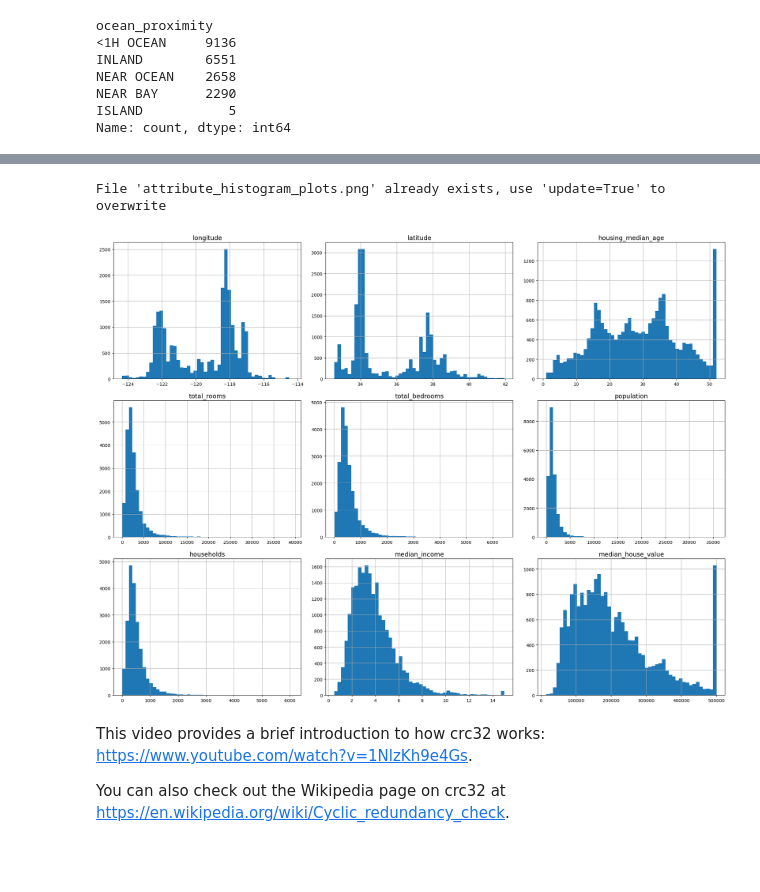
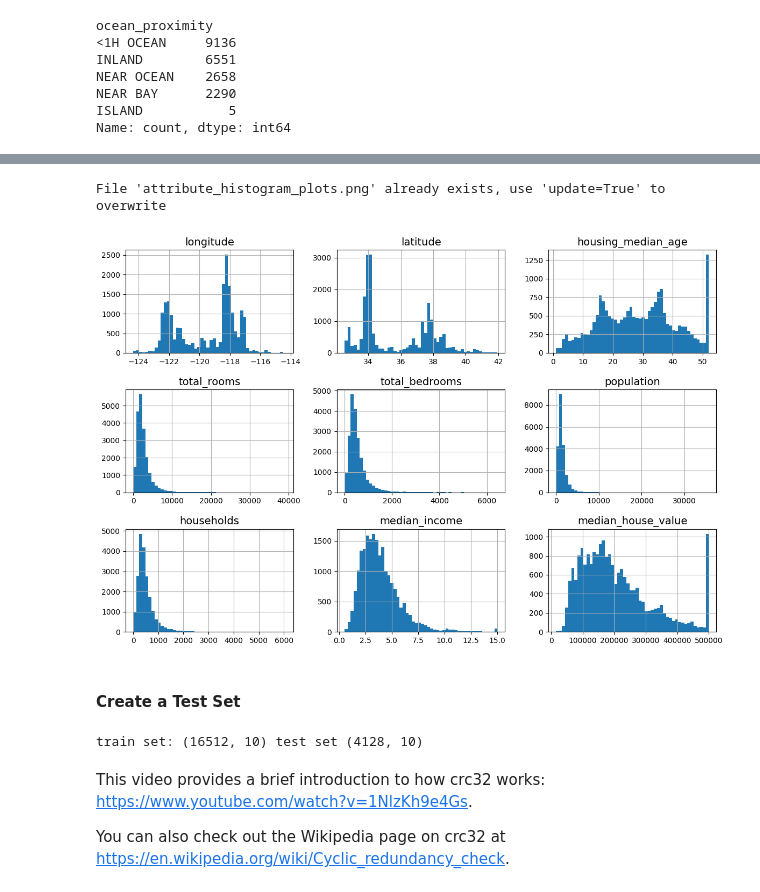
Before and after one commit to 109024503/handson_ml, a Jupyter notebook: Chapter 2.ipynb, the cells around one changed output, grey strips where cells are left out. Cells and saved outputs as stored; diff of their text form; code cells hidden in the pictures; blank space fills up the shorter version.

```diff
--- a/Chapter 2.ipynb
+++ b/Chapter 2.ipynb
@@ -48,16 +45,0 @@ def save_fig(fig_name, tight_layout=True, fig_extension="png", resolution=300, u
-# %%
-def fetch_housing_data(housing_url=HOUSING_URL, housing_path=HOUSING_PATH):
-    # make directory if not exist
-    # exist_ok=True means if the directory already exist, it won't raise an error
-    os.makedirs(housing_path, exist_ok=True)
-    tgz_path = os.path.join(housing_path, "housing.tgz")
-
-    # Download file from housing_url and save it to tgz_path location in local file system
-    urllib.request.urlretrieve(housing_url, tgz_path)
-    housing_tgz = tarfile.open(tgz_path)
-    housing_tgz.extractall(path=housing_path)
-    housing_tgz.close()
-
-def load_housing_data(housing_path=HOUSING_PATH):
-    csv_path = os.path.join(housing_path, "housing.csv")
-    return pd.read_csv(csv_path)
@@ -65,0 +49,21 @@ def load_housing_data(housing_path=HOUSING_PATH):
+# %%
+def save_fig(figname, tight_layout=True, figext="png", resolution=300, update=False):
+    full_figname = f"{figname}.{figext}"
+    figpath = IMAGES_PATH / full_figname
+    if tight_layout:
+        plt.tight_layout()
+    if update or not figpath.is_file():
+        plt.savefig(figpath, format=figext, dpi=resolution)
+    else:
+        print(f"File '{full_figname}' already exists, use 'update=True' to overwrite")
+# %%
+def load_housing_data(destination_dir='datasets', filename='housing.tgz',
+                      source_url='https://github.com/ageron/data/raw/main/housing.tgz'):
+    tgz_path = Path(destination_dir) / filename
+    if not tgz_path.is_file():
+        Path(destination_dir).mkdir(parents=True, exist_ok=True)
+        urllib.request.urlretrieve(source_url, tgz_path)
+        with tarfile.open(tgz_path) as housing_tgz:
+            housing_tgz.extractall(path=destination_dir)
+    return pd.read_csv(Path(destination_dir) / Path(filename).stem / Path(filename).with_suffix('.csv'))
+housing = load_housing_data()
@@ -116,9 +123,11 @@ housing.describe()
 | 75% | -118.010000 | 37.710000 | 37.000000 | 3148.000000 | 647.000000 | 1725.000000 | 605.000000 | ... |
 | max | -114.310000 | 41.950000 | 52.000000 | 39320.000000 | 6445.000000 | 35682.000000 | 6082.000000 | ... |
 # %%
-housing.hist(bins=50, figsize=(20,15))
+housing.hist(bins=50, figsize=(12,8))
 save_fig("attribute_histogram_plots")
 plt.show()
 # %% [output]
 File 'attribute_histogram_plots.png' already exists, use 'update=True' to overwrite
-[figure, old version]
+[figure, new version]
+# %% [markdown]
+#### Create a Test Set
@@ -125,3 +142,8 @@ File 'attribute_histogram_plots.png' already exists, use 'update=True' to overwr
+# %%
+train_set, test_set = shuffle_and_split_data(housing, 0.2)
+print('train set:', train_set.shape, 'test set', test_set.shape)
+# %% [output]
+train set: (16512, 10) test set (4128, 10)
 # %% [markdown]
 This video provides a brief introduction to how crc32 works: https://www.youtube.com/watch?v=1NlzKh9e4Gs.
 
```
Also changed, not shown: parts of 107 cells of this notebook, 10 other files.
